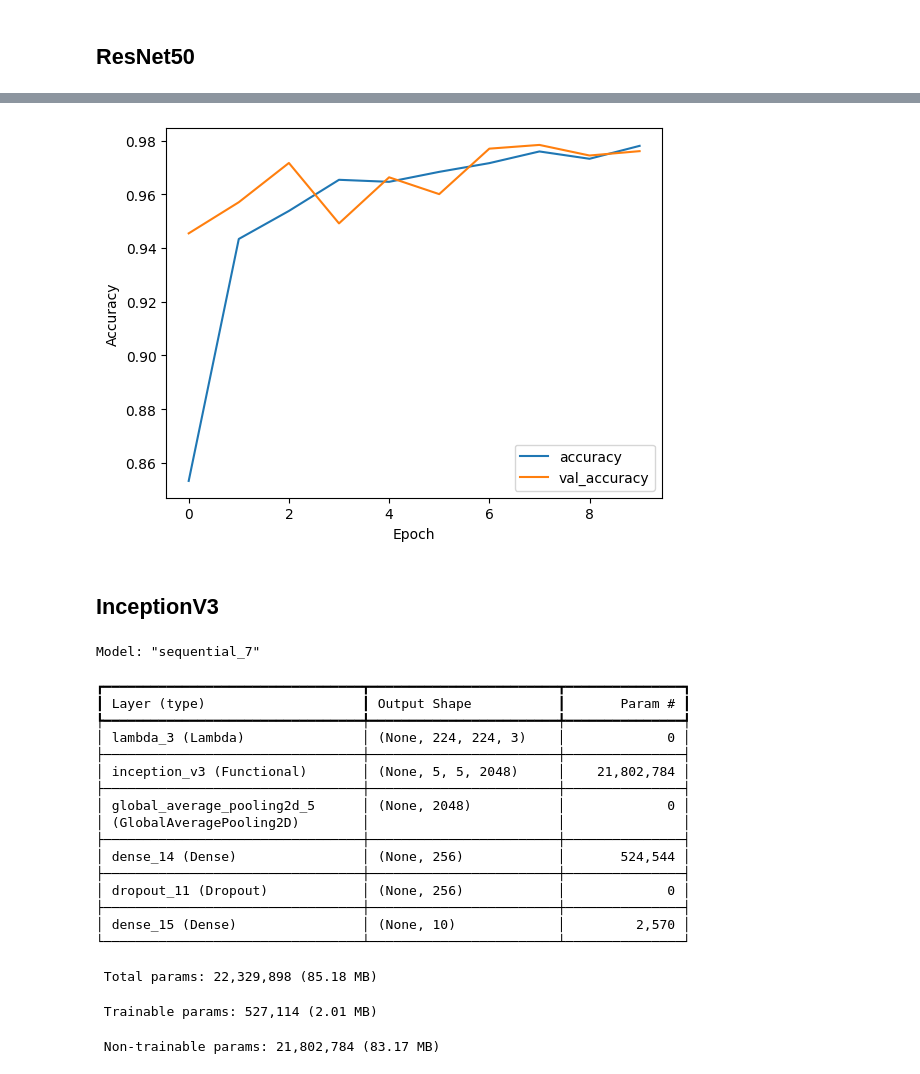
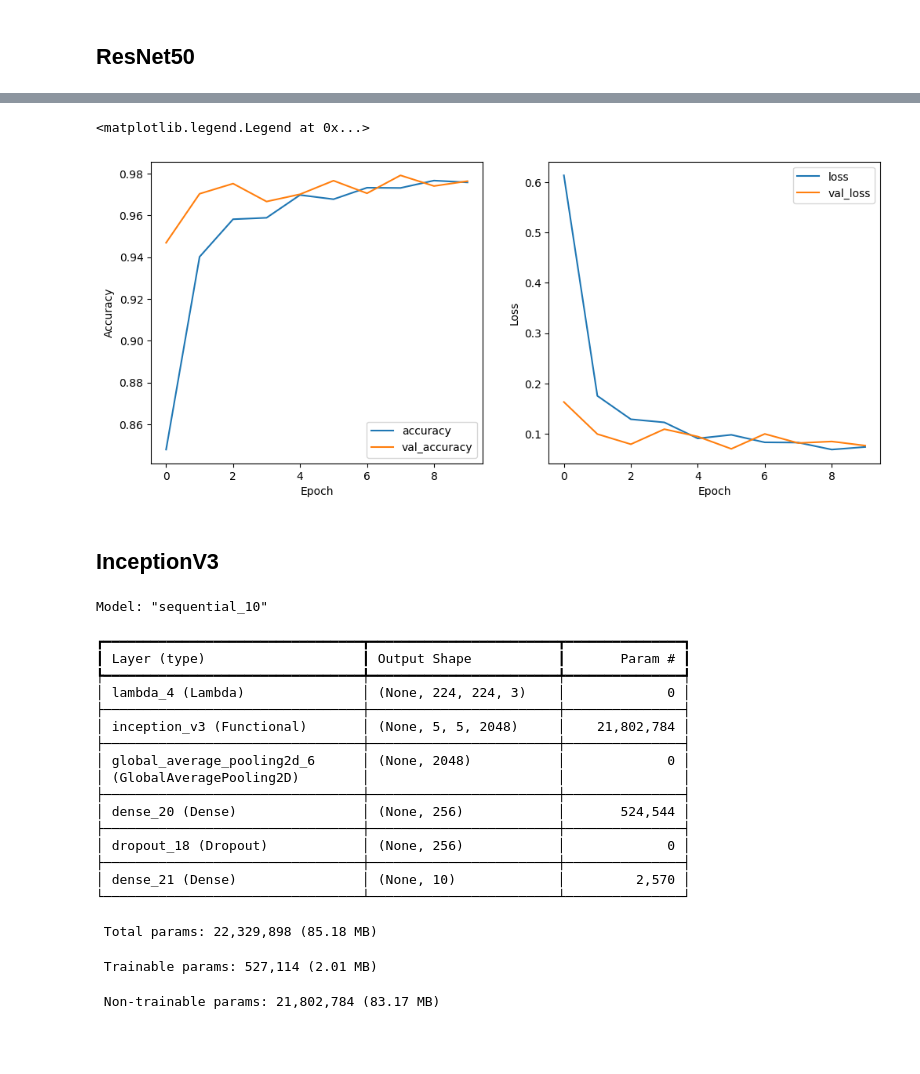
Before and after one commit to muffindud/RNIP, a Jupyter notebook: lab2/main.ipynb, the cells around one changed output, grey strips where cells are left out. Drawn from its saved outputs; the diff is of its cells as text; code cells hidden in the pictures; blank space fills up the shorter version.

```diff
--- a/lab2/main.ipynb
+++ b/lab2/main.ipynb
@@ -189,16 +187,16 @@ WARNING:absl:You are saving your model as an HDF5 file via `model.save()` or `ke
 # %% [markdown]
 ## ResNet50
 # %%
-base_model = ResNet50(
+base_resnet_model = ResNet50(
     weights="imagenet",
     include_top=False,
     input_shape=INPUT_SHAPE
 )
 
-base_model.trainable = False
+base_resnet_model.trainable = False
 
 resnet_model = Sequential([
-    base_model,
+    base_resnet_model,
     GlobalMaxPool2D(),
     Dense(256, activation='relu'),
     Dropout(0.2),
@@ -237,7 +230,7 @@ resnet_model.compile(
     metrics=['accuracy']
 )
 # %%
-history = resnet_model.fit(
+resnet_history = resnet_model.fit(
     train_ds,
     validation_data=val_ds,
     epochs=EPOCHS
@@ -279,11 +266,20 @@ loss, accuracy = resnet_model.evaluate(val_ds)
 print(f"Validation Loss: {loss:.4f}")
 print(f"Validation Accuracy: {accuracy:.4f}")
 
-plt.plot(history.history['accuracy'], label='accuracy')
-plt.plot(history.history['val_accuracy'], label = 'val_accuracy')
+plt.figure(figsize=(12, 5))
+
+plt.subplot(1, 2, 1)
+plt.plot(resnet_history.history['accuracy'], label='accuracy')
+plt.plot(resnet_history.history['val_accuracy'], label = 'val_accuracy')
 plt.xlabel('Epoch')
 plt.ylabel('Accuracy')
 plt.legend(loc='lower right')
-plt.show()
+
+plt.subplot(1, 2, 2)
+plt.plot(resnet_history.history['loss'], label='loss')
+plt.plot(resnet_history.history['val_loss'], label = 'val_loss')
+plt.xlabel('Epoch')
+plt.ylabel('Loss')
+plt.legend(loc='upper right')
 # %% [output]
 Evaluating ResNet model...
@@ -293,17 +289,18 @@ Validation Accuracy: 0.9761
+<matplotlib.legend.Legend at 0x...>
-[figure, old version]
+[figure, new version]
 # %%
 # Save the model
 resnet_model.save('models/handwritten_digits_model_resnet.keras')
 # %% [markdown]
 ## InceptionV3
 # %%
-base_model = InceptionV3(weights='imagenet', include_top=False, input_shape=INPUT_SHAPE)
+base_inception_model = InceptionV3(weights='imagenet', include_top=False, input_shape=INPUT_SHAPE)
 
-base_model.trainable = False
+base_inception_model.trainable = False
 
 inception_model = Sequential([
     Lambda(preprocess_input, input_shape=INPUT_SHAPE),
-    base_model,
+    base_inception_model,
     GlobalAveragePooling2D(),
     Dense(256, activation='relu'),
     Dropout(0.2),
@@ -312,22 +309,22 @@ inception_model = Sequential([
 
 inception_model.summary()
 # %% [output]
-Model: "sequential_7"
+Model: "sequential_10"
 ┏━━━━━━━━━━━━━━━━━━━━━━━━━━━━━━━━━┳━━━━━━━━━━━━━━━━━━━━━━━━┳━━━━━━━━━━━━━━━┓
 ┃ Layer (type)                    ┃ Output Shape           ┃       Param # ┃
 ┡━━━━━━━━━━━━━━━━━━━━━━━━━━━━━━━━━╇━━━━━━━━━━━━━━━━━━━━━━━━╇━━━━━━━━━━━━━━━┩
-│ lambda_3 (Lambda)               │ (None, 224, 224, 3)    │             0 │
+│ lambda_4 (Lambda)               │ (None, 224, 224, 3)    │             0 │
 ├─────────────────────────────────┼────────────────────────┼───────────────┤
 │ inception_v3 (Functional)       │ (None, 5, 5, 2048)     │    21,802,784 │
 ├─────────────────────────────────┼────────────────────────┼───────────────┤
-│ global_average_pooling2d_5      │ (None, 2048)           │             0 │
+│ global_average_pooling2d_6      │ (None, 2048)           │             0 │
 │ (GlobalAveragePooling2D)        │                        │               │
 ├─────────────────────────────────┼────────────────────────┼───────────────┤
-│ dense_14 (Dense)                │ (None, 256)            │       524,544 │
+│ dense_20 (Dense)                │ (None, 256)            │       524,544 │
 ├─────────────────────────────────┼────────────────────────┼───────────────┤
-│ dropout_11 (Dropout)            │ (None, 256)            │             0 │
+│ dropout_18 (Dropout)            │ (None, 256)            │             0 │
 ├─────────────────────────────────┼────────────────────────┼───────────────┤
-│ dense_15 (Dense)                │ (None, 10)             │         2,570 │
+│ dense_21 (Dense)                │ (None, 10)             │         2,570 │
 └─────────────────────────────────┴────────────────────────┴───────────────┘
  Total params: 22,329,898 (85.18 MB)
  Trainable params: 527,114 (2.01 MB)
```
Also changed, not shown: parts of 11 cells of this notebook, 1 other file.
